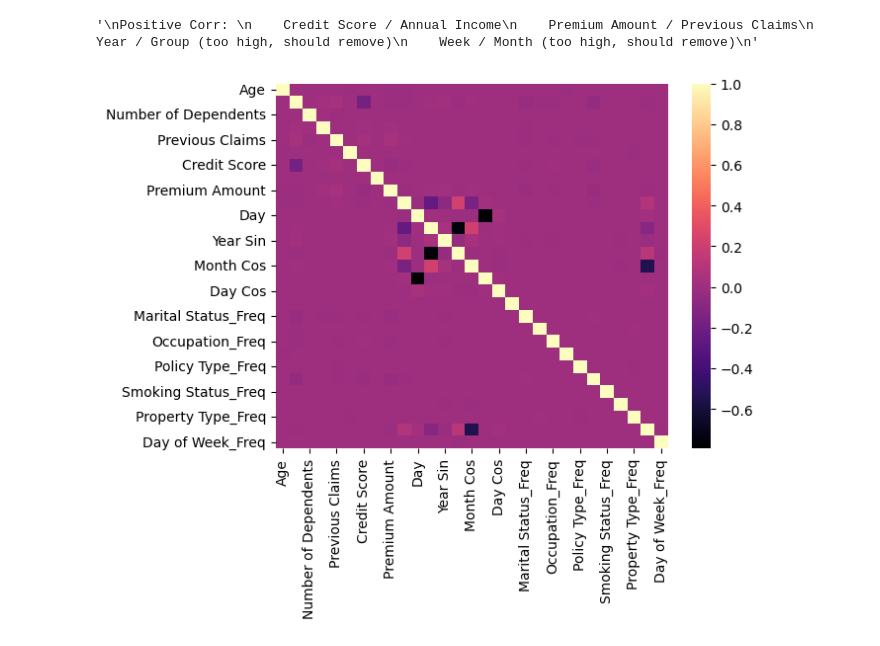
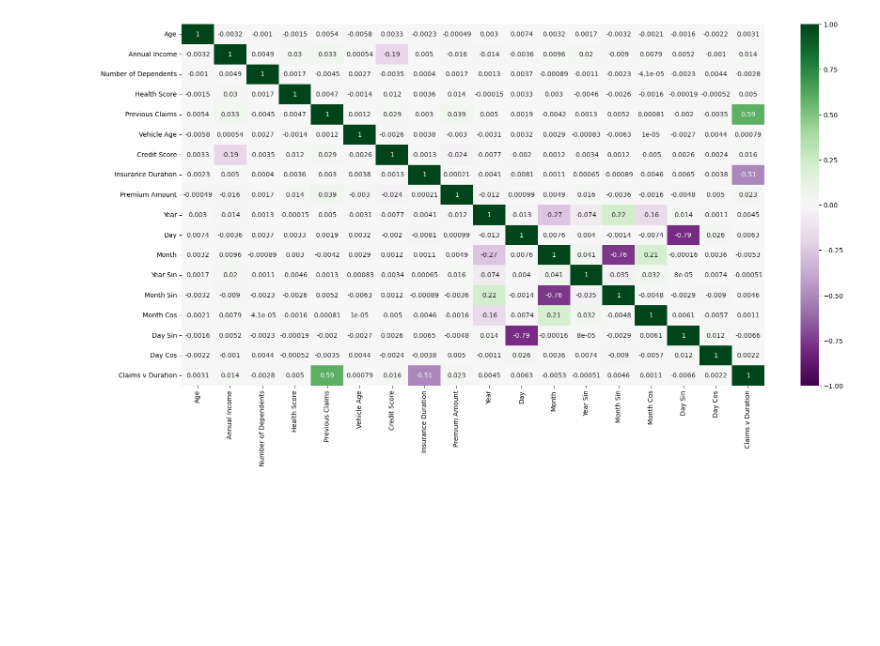
Before and after one commit to ZaneChodaniecky/Kaggle-Insurance, a Jupyter notebook: Ensemble.ipynb, the cells around one changed output. Cells and saved outputs as stored; diff of their text form; code cells hidden in the pictures; blank space fills up the shorter version.

```diff
--- a/Ensemble.ipynb
+++ b/Ensemble.ipynb
@@ -196 +233,26 @@ describe_dataframe(df_train, name='Insurance Data', nrows=0, plots=True, info=Tr
+# %%
+def transform_dataframe(df_to_use: pd.DataFrame):
+
+    df = df_to_use.copy()
+
+    # Transform Date Fields
+    df['Policy Start Date'] = pd.to_datetime(df['Policy Start Date'])
+    df['Year'] = df['Policy Start Date'].dt.year
+    df['Day'] = df['Policy Start Date'].dt.day
+    df['Month'] = df['Policy Start Date'].dt.month
+    df['Month Name'] = df['Policy Start Date'].dt.month_name()
+    df['Day of Week'] = df['Policy Start Date'].dt.day_name()
+    df['Year Sin'] = np.sin(2 * np.pi * df['Year'])
+    df['Month Sin'] = np.sin(2 * np.pi * df['Month'] / 12)
+    df['Month Cos'] = np.cos(2 * np.pi * df['Month'] / 12)
+    df['Day Sin'] = np.sin(2 * np.pi * df['Day'] / 31)
+    df['Day Cos'] = np.cos(2 * np.pi * df['Day'] / 31)
+
+    df = df.drop('Policy Start Date', axis=1)
+
+
+       # Creating Ratio variables, as well as categorizing continuous ones
+    df['Claims v Duration'] = df['Previous Claims'] / df['Insurance Duration']
+
+    return df
 # %%
@@ -315,15 +330,17 @@ describe_dataframe(df_train_prepared, name='Insurance Data', nrows=0, plots=True
 # %%
-sns.heatmap(df_train_prepared.corr(), annot=False, cmap='magma')
-"""
-Positive Corr:
-    Credit Score / Annual Income
-    Premium Amount / Previous Claims
-    Year / Group (too high, should remove)
-    Week / Month (too high, should remove)
-"""
+
+num_cols = get_num_cols(df_train_prepared)
+
+plt.figure(figsize=(20,10))
+sns.heatmap(df_train_prepared[num_cols].corr(),
+            vmin=-1,
+            vmax=1,
+            center=0,
+            annot=True,
+            cmap='PRGn')
+plt.show()
 # %% [output]
-'\nPositive Corr: \n    Credit Score / Annual Income\n    Premium Amount / Previous Claims\n    Year / Group (too high, should remove)\n    Week / Month (too high, should remove)\n'
-[figure, old version]
+[figure, new version]
 # %%
 from sklearn.model_selection import train_test_split
 
```
Also changed, not shown: parts of 34 cells of this notebook, 3 other files.
